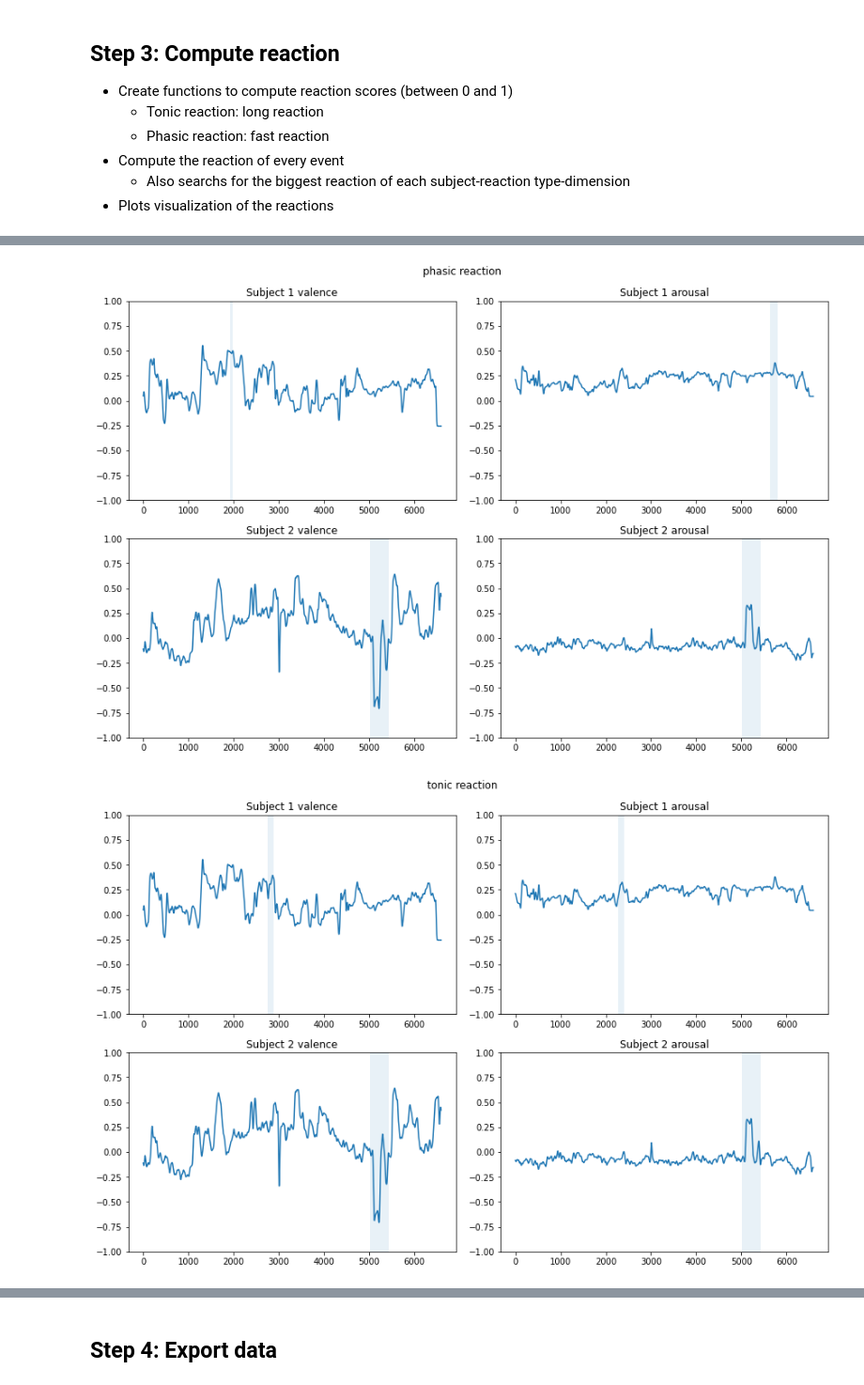
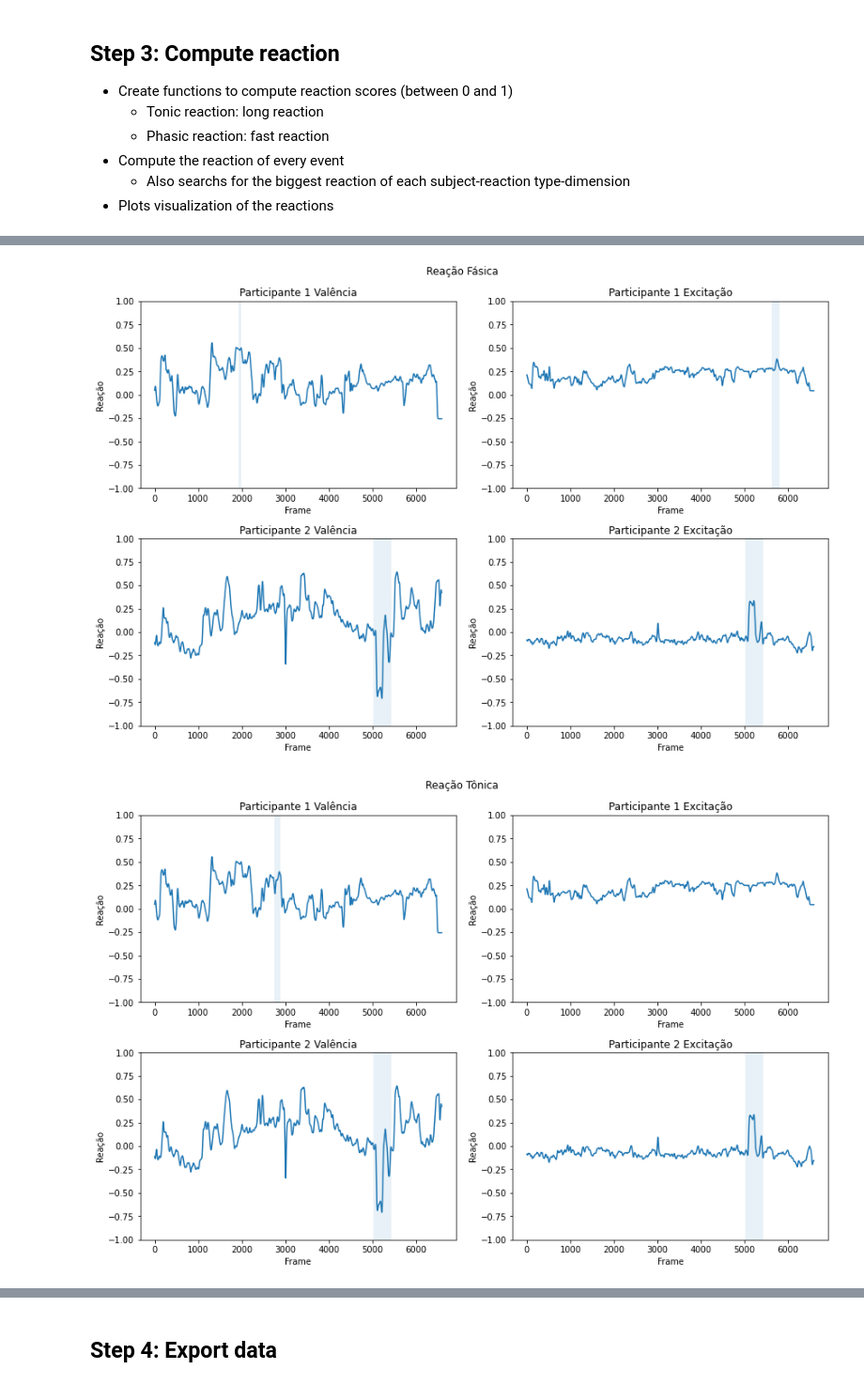
Before and after one commit to EltonCN/Emotion-estimation-applied-to-storytelling-reaction, a Jupyter notebook: analysis.ipynb, the cells around one changed output, grey strips where cells are left out. Shown at 94% size. Saved outputs shown, nothing was run; the diff lists cells and outputs as text; code cells hidden in the pictures.

```diff
--- a/analysis.ipynb
+++ b/analysis.ipynb
@@ -57,7 +57,7 @@ for i in range(2):
 
     data["valence"].append(np.ndarray(n_frame))
     data["arousal"].append(np.ndarray(n_frame))
-    data["expression"].append(np.ndarray(n_frame, dtype=str))
+    data["expression"].append(np.ndarray(n_frame, dtype=np.dtype('U8')))
 
     line_index = 0
 
@@ -305,10 +328,10 @@ for i in range(counts.shape[0]):
 
 fig, ax = plt.subplots()
 
-plt.title("Events")
+plt.title("Eventos")
 
 ax.set_xlabel('Frame')
-ax.set_ylabel('Actor')
+ax.set_ylabel('Personagem')
 
 ax.set_ylim(0, 50)
 ax.set_xlim(0, last_frame)
@@ -361,10 +384,10 @@ for event_id in list(data["event"].keys()):
 
 fig, ax = plt.subplots()
 
-plt.title("Events - Filtered")
+plt.title("Eventos - Filtrado")
 
 ax.set_xlabel('Frame')
-ax.set_ylabel('Actor')
+ax.set_ylabel('Personagem')
 
 ax.set_ylim(0, 50)
 ax.set_xlim(0, last_frame)
@@ -614,38 +657,57 @@ for reaction_type in ["phasic", "tonic"]:
 # %%
 data["max_reaction"]
 
 for reaction_type in ["phasic", "tonic"]:
+    reaction_name = ""
+
+    if reaction_type == "phasic":
+        reaction_name = "Fásica"
+    else:
+        reaction_name = "Tônica"
+
     fig, ax = plt.subplots(2, 2, constrained_layout=True, figsize=(12,8))
-    fig.suptitle(reaction_type+" reaction")
+    fig.suptitle("Reação "+ reaction_name)
 
     for subject in range(2):
         for i in range(2):
             dimension = ["valence", "arousal"][i]
 
+            dimension_name = ""
+            if dimension == "valence":
+                dimension_name = "Valência"
+            else:
+                dimension_name = "Excitação"
+
+
+
             reaction = data["max_reaction"][reaction_type][dimension][subject]
+
             event_id = reaction["event_id"]
 
             event = data["event"][event_id]
             start = event["start"]
             end = event["end"]
             duration = end-start
 
             # Select the only the emotion and frames in the event
             mask = np.logical_and(data["frame"]>=start-200, data["frame"]<=end+200)
             frames = data["frame"]#[mask]
             emotion = data[dimension+"_smoothed"][subject]#[mask]
-
+            if abs(reaction["reaction"]) > 0:
+                ax[subject][i].broken_barh([(start, duration)], (-1,2), alpha=max(alpha, 0.1))
 
             ax[subject][i].plot(frames, emotion)
-            ax[subject][i].broken_barh([(start, duration)], (-1,2), alpha=max(alpha, 0.1))
-
-            ax[subject][i].set_title("Subject "+str(subject+1) + " " + dimension)
+            ax[subject][i].set_title("Participante "+str(subject+1) + " " + dimension_name)
             ax[subject][i].set_ylim(-1,1)
 
+            ax[subject][i].set_xlabel('Frame')
+            ax[subject][i].set_ylabel('Reação')
+
     plt.show()
+    fig.savefig("Results/"+reaction_type+" reaction.png", facecolor='white', transparent=False )
 # %% [output]
-[figure, old version]
+[figure, new version]
-[figure, old version]
+[figure, new version]
 # %%
 # Plot events in subject 1 valence biggest peak region
 
```
Also changed, not shown: parts of 12 cells of this notebook, 22 other files.
